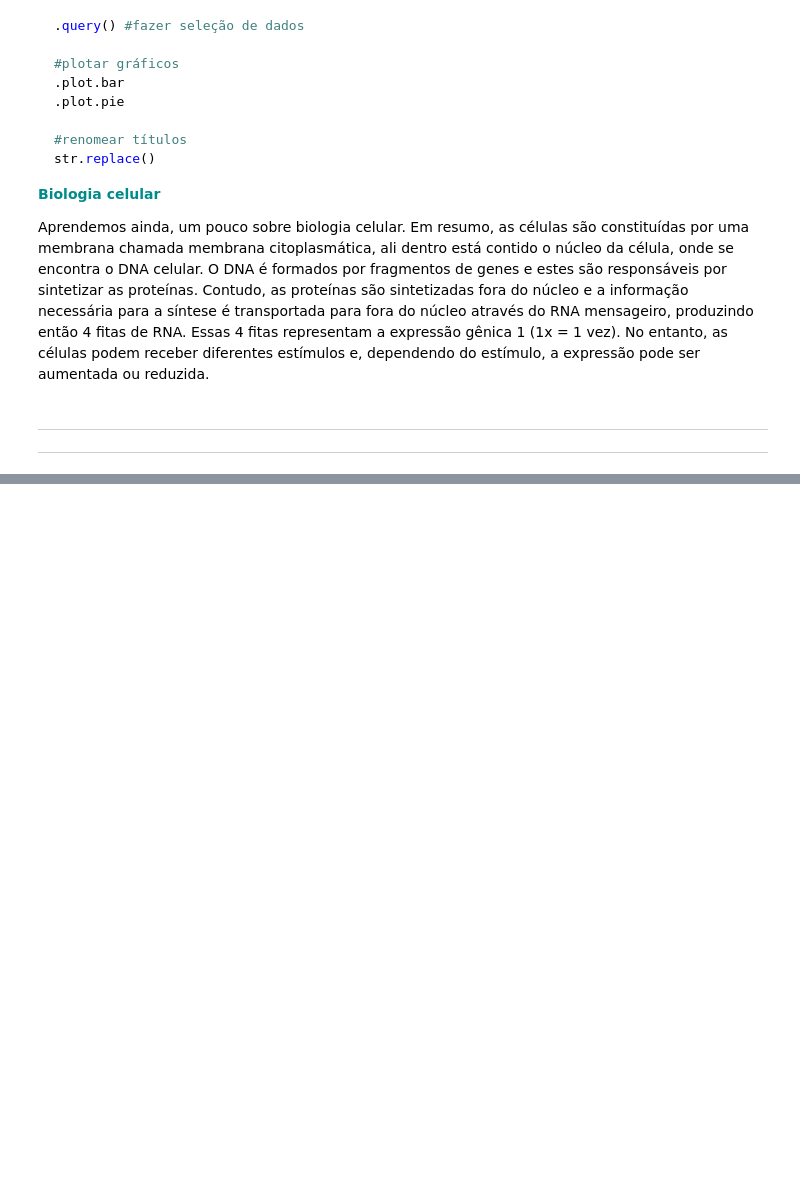
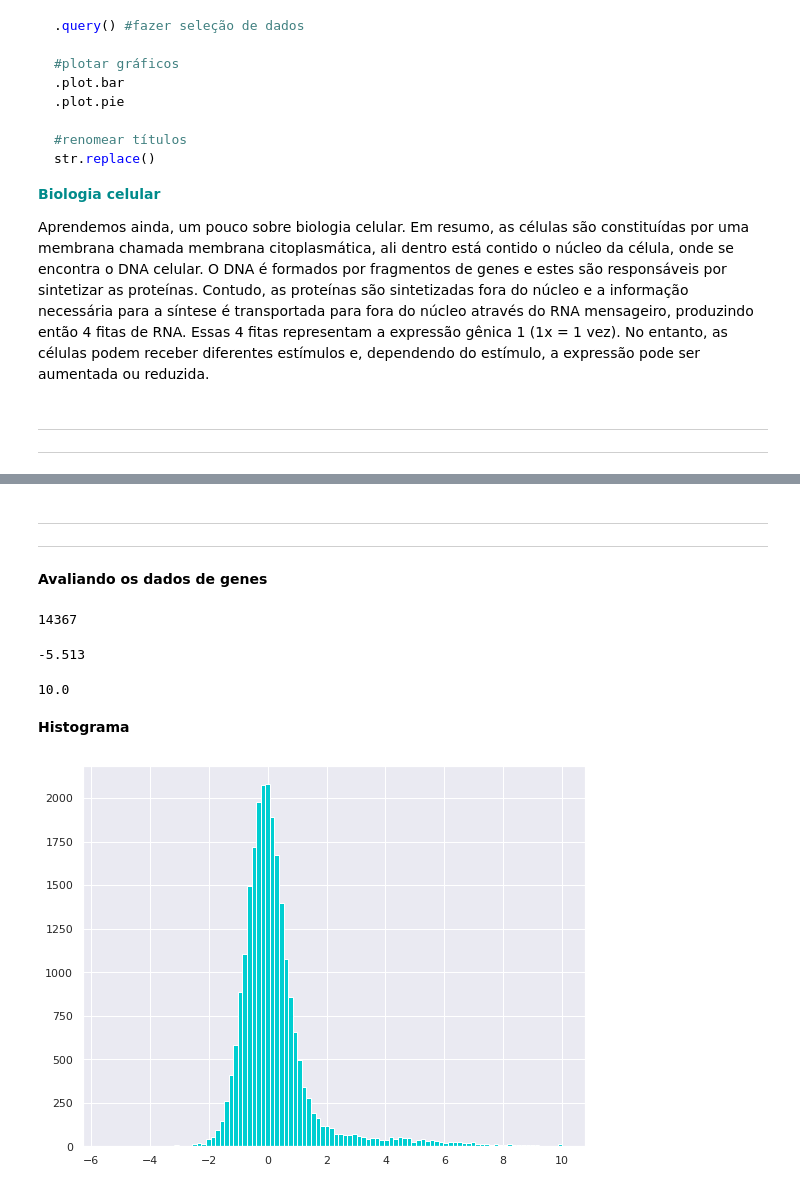
Before and after one commit to CarolineOlive/Imersao-Dados-2021, a Jupyter notebook: Imersao_dados_3_2021.ipynb, the cells around one changed output, grey strips where cells are left out. Cells and saved outputs as stored; diff of their text form; code cells hidden in the pictures; blank space fills up the shorter version.

```diff
--- a/Imersao_dados_3_2021.ipynb
+++ b/Imersao_dados_3_2021.ipynb
@@ -361,0 +430,34 @@ Aprendemos ainda, um pouco sobre biologia celular. Em resumo, as células são c
+# %% [markdown]
+
+
+---
+
+
+
+---
+# %% [markdown]
+**Avaliando os dados de genes**
+# %%
+#tamanho dos dados
+len(dados['g0'].unique())
+# %% [output]
+14367
+# %%
+#valor mínimo
+dados['g0'].min()
+# %% [output]
+-5.513
+# %%
+#valor máximo
+dados['g0'].max()
+# %% [output]
+10.0
+# %% [markdown]
+**Histograma**
+# %%
+#visualizando os dados através do gráfico Histograma
+plt.figure(figsize=(9,7))
+dados['g0'].hist(bins=100, color='darkturquoise')
+plt.show()
+# %% [output]
+[figure, added]
```
Also changed, not shown: parts of 41 cells of this notebook.
